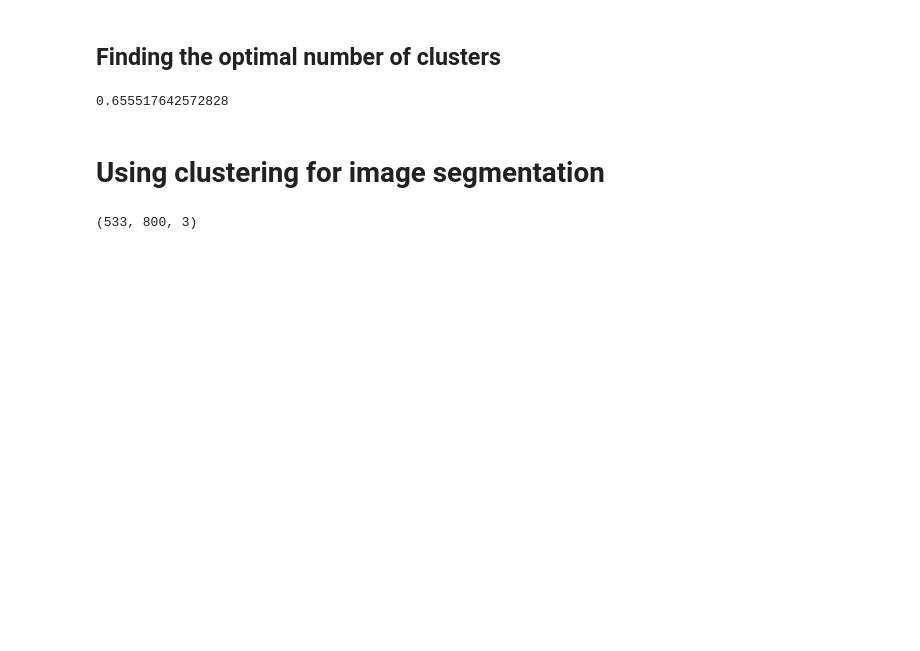
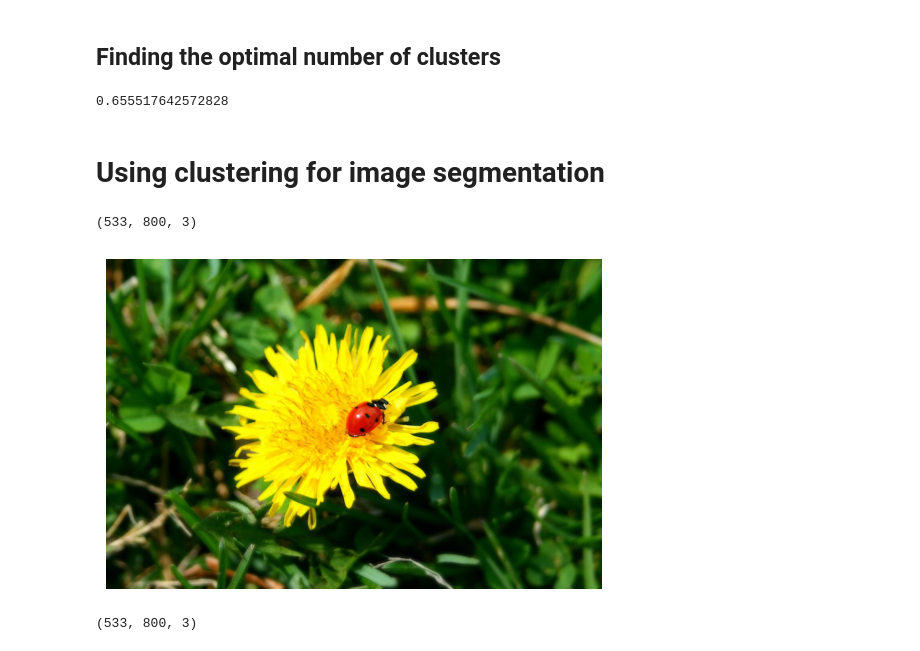
Before and after one commit to juliovr/homl, a Jupyter notebook: 09_unsupervised_learning_techniques.ipynb, the cells around one changed output. Saved outputs shown, nothing was run; the diff lists cells and outputs as text; code cells hidden in the pictures; blank space fills up the shorter version.

```diff
--- a/09_unsupervised_learning_techniques.ipynb
+++ b/09_unsupervised_learning_techniques.ipynb
@@ -146,3 +146,21 @@ image = np.asarray(PIL.Image.open(filepath))
 image.shape
 # %% [output]
 (533, 800, 3)
+# %%
+plt.imshow(image)
+plt.axis("off")
+plt.show()
+# %% [output]
+[figure, added]
+# %%
+X = image.reshape(-1, 3) # Reshape to an array of RGB colors
+kmeans = KMeans(n_clusters=8, random_state=42).fit(X)
+
+# This is NumPy indexing, and works as follows:
+# Select the corresponding value of kmeans.cluster_centers_ based on the index kmeans.labels_ (just an index like any other array).
+# The catch is that the resulting value would be the size of the inside array, i.e. kmeans.labels_.
+segmented_img = kmeans.cluster_centers_[kmeans.labels_]
+segmented_img = segmented_img.reshape(image.shape)
+segmented_img.shape
+# %% [output]
+(533, 800, 3)
```
Also changed, not shown: parts of 21 cells of this notebook.
